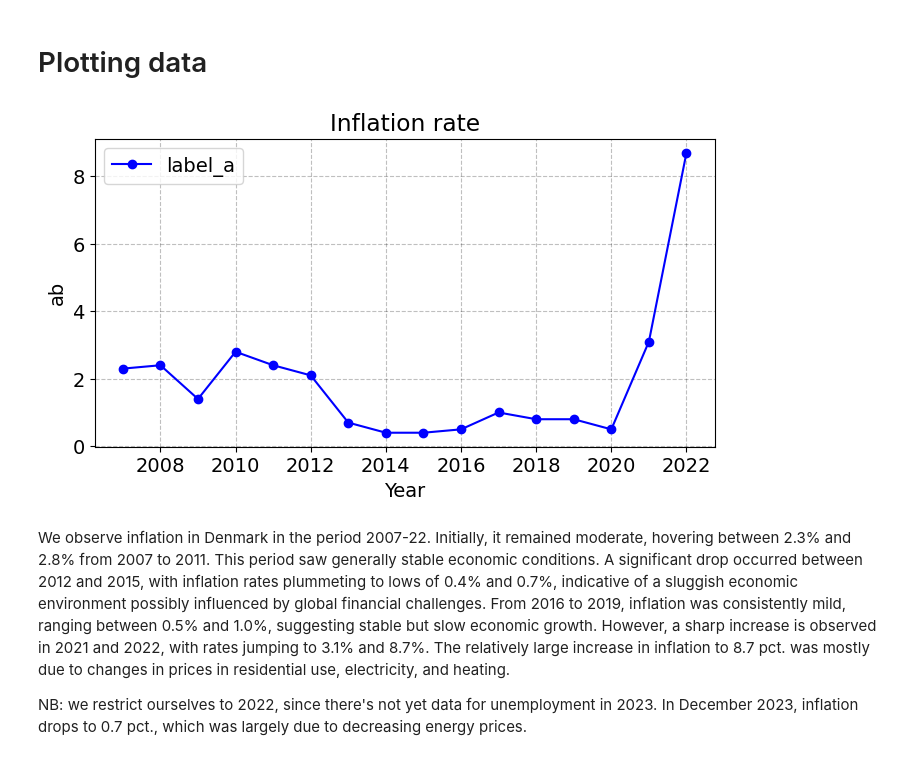
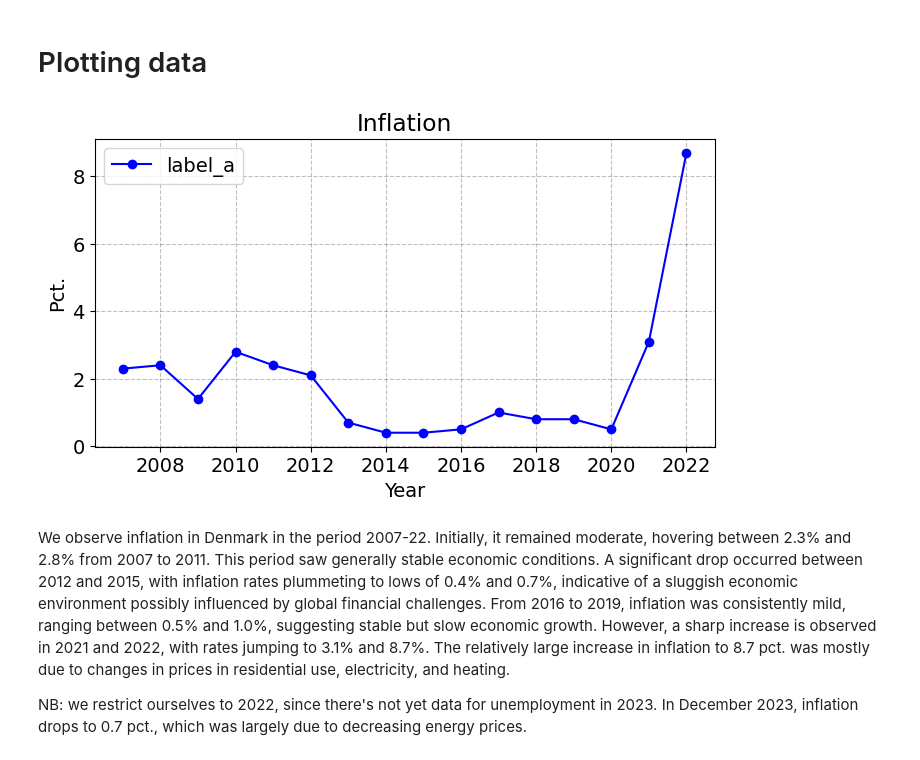
Before and after one commit to NumEconCopenhagen/projects-2024-sulaiman-phil-og-rabiah, a Jupyter notebook: dataproject/dataproject.ipynb, the cells around one changed output. Drawn from its saved outputs; the diff is of its cells as text; code cells hidden in the pictures.

```diff
--- a/dataproject/dataproject.ipynb
+++ b/dataproject/dataproject.ipynb
@@ -82,9 +79,9 @@ inflation_data.head(5)
 # %% [markdown]
 # Plotting data
 # %%
-dp.plot_graph(inflation_data['Year'],inflation_data['Inflation rate'], title='Inflation rate', xlabel='Year', ylabel='ab',)
+dp.plot_graph_j(x1 = inflation_data['Year'], y1 = inflation_data['Inflation rate'], title='Inflation', xlabel='Year', ylabel='Pct.')
 # %% [output]
-[figure, old version]
+[figure, new version]
 # %% [markdown]
 We observe inflation in Denmark in the period 2007-22. Initially, it remained moderate, hovering between 2.3% and 2.8% from 2007 to 2011. This period saw generally stable economic conditions. A significant drop occurred between 2012 and 2015, with inflation rates plummeting to lows of 0.4% and 0.7%, indicative of a sluggish economic environment possibly influenced by global financial challenges. From 2016 to 2019, inflation was consistently mild, ranging between 0.5% and 1.0%, suggesting stable but slow economic growth. However, a sharp increase is observed in 2021 and 2022, with rates jumping to 3.1% and 8.7%. The relatively large increase in inflation to 8.7 pct. was mostly due to changes in prices in residential use, electricity, and heating.
 
```
Also changed, not shown: parts of 3 cells of this notebook, 1 other file.
